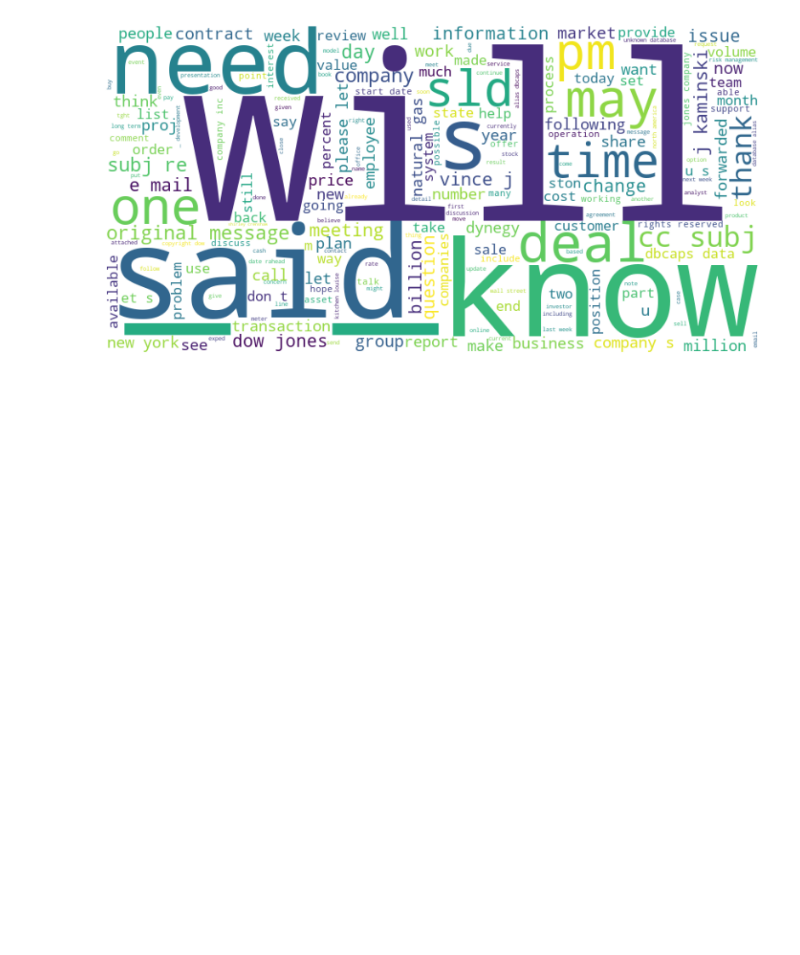
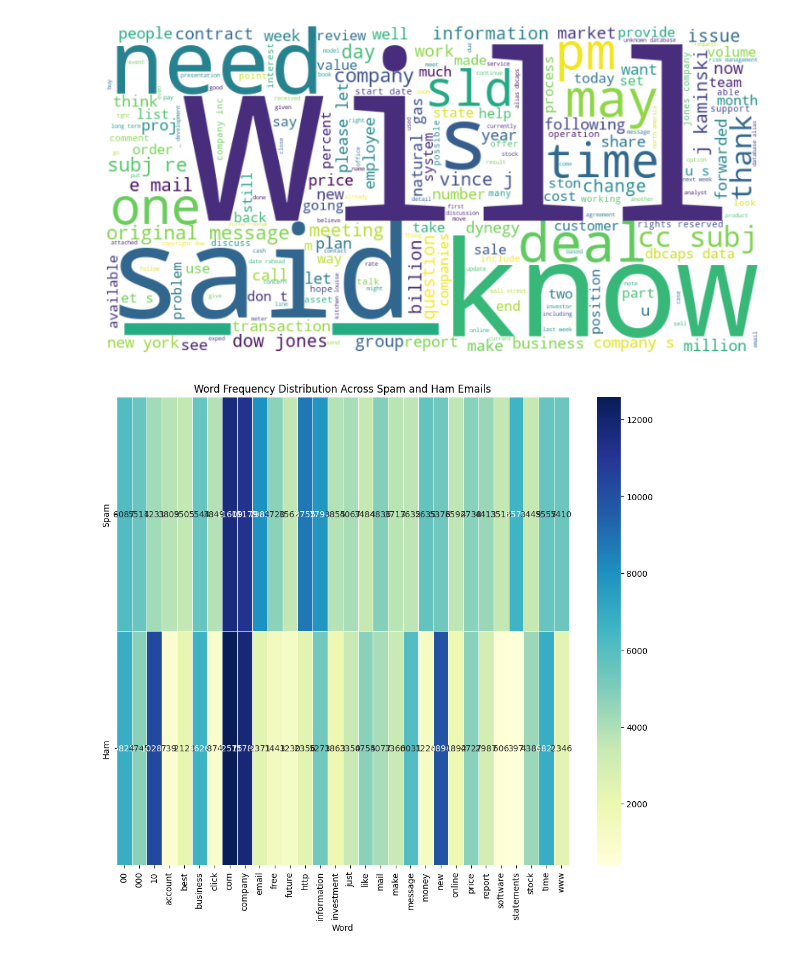
Before and after one commit to ECrecords/email-enigma, a Jupyter notebook: notebooks/Assignment4.ipynb, the cells around one changed output. Saved outputs shown, nothing was run; the diff lists cells and outputs as text; code cells hidden in the pictures; blank space fills up the shorter version.

Commit message:
created heatmap

```diff
--- a/notebooks/Assignment4.ipynb
+++ b/notebooks/Assignment4.ipynb
@@ -77,3 +77,44 @@ plt.axis('off')
 # %% [output]
 (-0.5, 799.5, 399.5, -0.5)
 [figure]
+# %%
+from sklearn.feature_extraction.text import CountVectorizer
+import pandas as pd
+import numpy as np
+import seaborn as sns
+import matplotlib.pyplot as plt
+
+df = pd.read_csv('../data/enronspam.csv')
+
+remove = ["Subject:", "enron", "ect", "hou", "\\", "text_  ", "\r\n", "hpl actuals"]
+
+for word in remove:
+  df = df.applymap(lambda x: x.replace(word, '') if isinstance(x, str) else x)
+
+# Split the dataset into spam and ham
+spam_texts = df[df['spam'] == 1]['text']
+ham_texts = df[df['spam'] == 0]['text']
+
+# Use Count Vectorizer to get word frequencies
+vectorizer = CountVectorizer(max_features=30, stop_words='english')
+spam_word_counts = vectorizer.fit_transform(spam_texts).sum(axis=0)
+ham_word_counts = vectorizer.transform(ham_texts).sum(axis=0)
+
+# Convert to numpy arrays
+spam_word_counts = np.array(spam_word_counts)[0]
+ham_word_counts = np.array(ham_word_counts)[0]
+
+# Create a DataFrame for the heatmap
+heatmap_df = pd.DataFrame({
+    'Word': vectorizer.get_feature_names_out(),
+    'Spam': spam_word_counts,
+    'Ham': ham_word_counts
+}).set_index('Word')
+
+# Plot the heatmap
+plt.figure(figsize=(12, 10))
+sns.heatmap(heatmap_df.T, cmap="YlGnBu", annot=True, fmt="d", linewidths=0.5, linecolor='white')
+plt.title("Word Frequency Distribution Across Spam and Ham Emails")
+plt.show()
+# %% [output]
+[figure, added]
```
Also changed, not shown: 1 other file.
